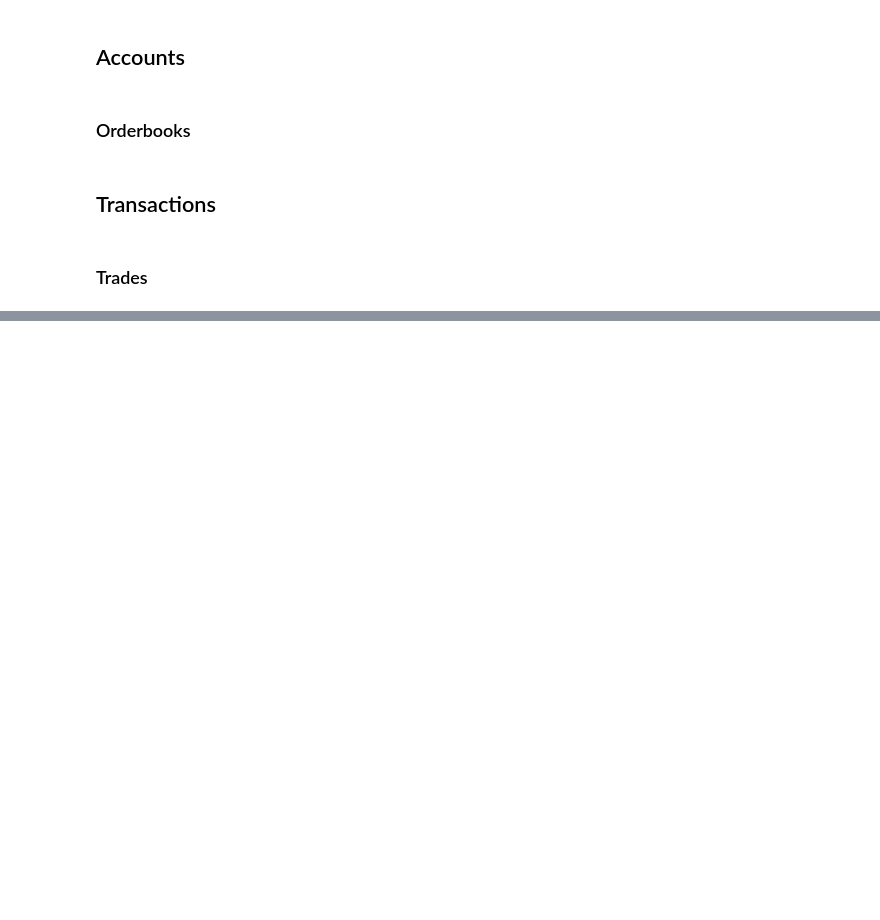
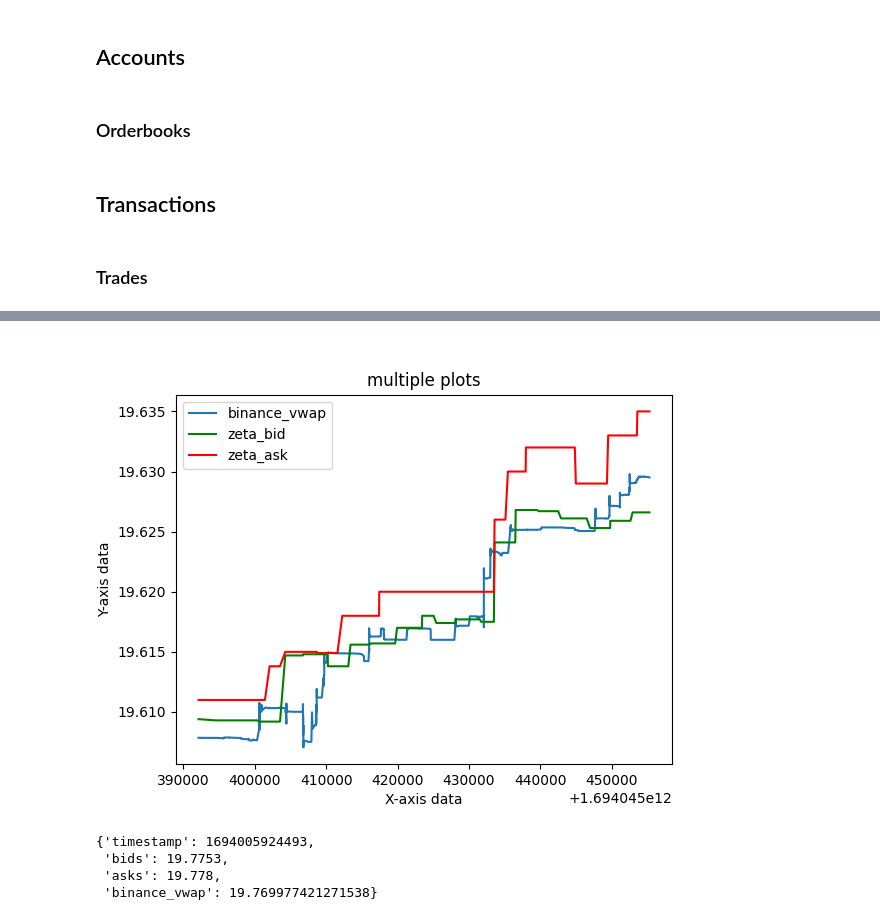
Before and after one commit to zetamarkets/zetamarkets-py, a Jupyter notebook: zeta_py/notebooks/example_usage copy.ipynb, the cells around one changed output, grey strips where cells are left out. Drawn from its saved outputs; the diff is of its cells as text; code cells hidden in the pictures; blank space fills up the shorter version.

```diff
--- a/zeta_py/notebooks/example_usage copy.ipynb
+++ b/zeta_py/notebooks/example_usage copy.ipynb
@@ -100,0 +208,26 @@ async with connect(ws_endpoint) as ws:
+# %%
+%matplotlib widget
+import numpy as np
+import matplotlib.pyplot as plt
+
+# matplotlib plot 3 series fairs, bids, asks
+fig, ax = plt.subplots()
+x = [p['timestamp'] for p in prices]
+plt.plot(x, [p['binance_vwap'] for p in prices], label ='binance_vwap')
+plt.plot(x, [p['bids'] for p in prices], 'g-', label ='zeta_bid')
+plt.plot(x, [p['asks'] for p in prices], 'r-', label ='zeta_ask')
+
+plt.xlabel("X-axis data")
+plt.ylabel("Y-axis data")
+plt.legend()
+plt.title('multiple plots')
+plt.show()
+# %% [output]
+[figure, added]
+# %%
+prices[0]
+# %% [output]
+{'timestamp': 1694005924493,
+ 'bids': 19.7753,
+ 'asks': 19.778,
+ 'binance_vwap': 19.769977421271538}
```
Also changed, not shown: parts of 2 cells of this notebook, 4 other files.
